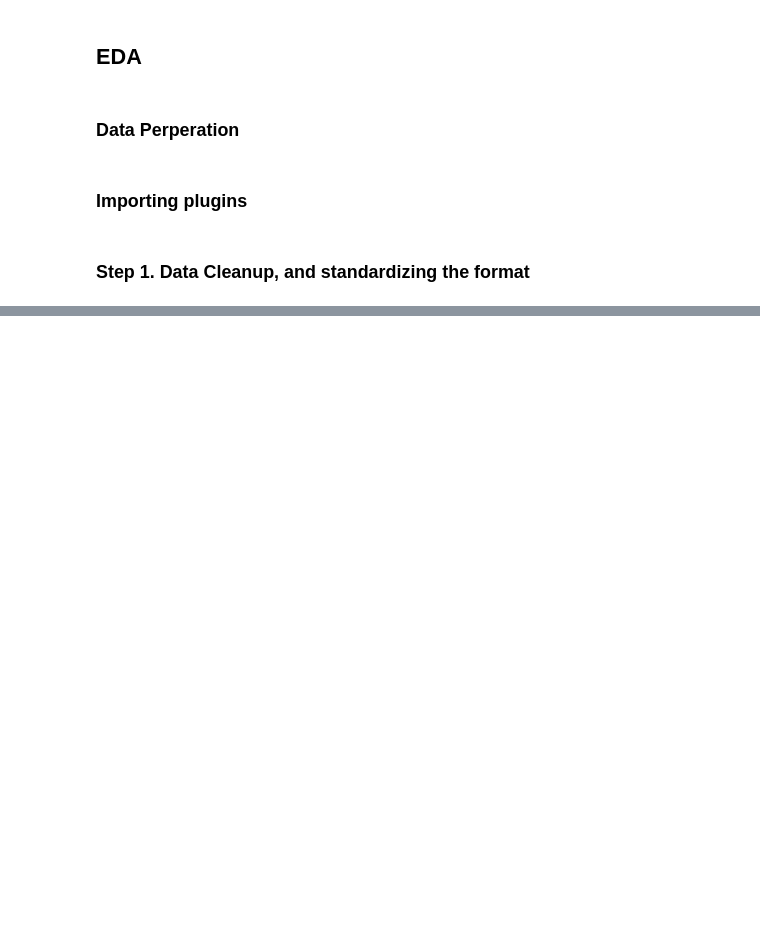
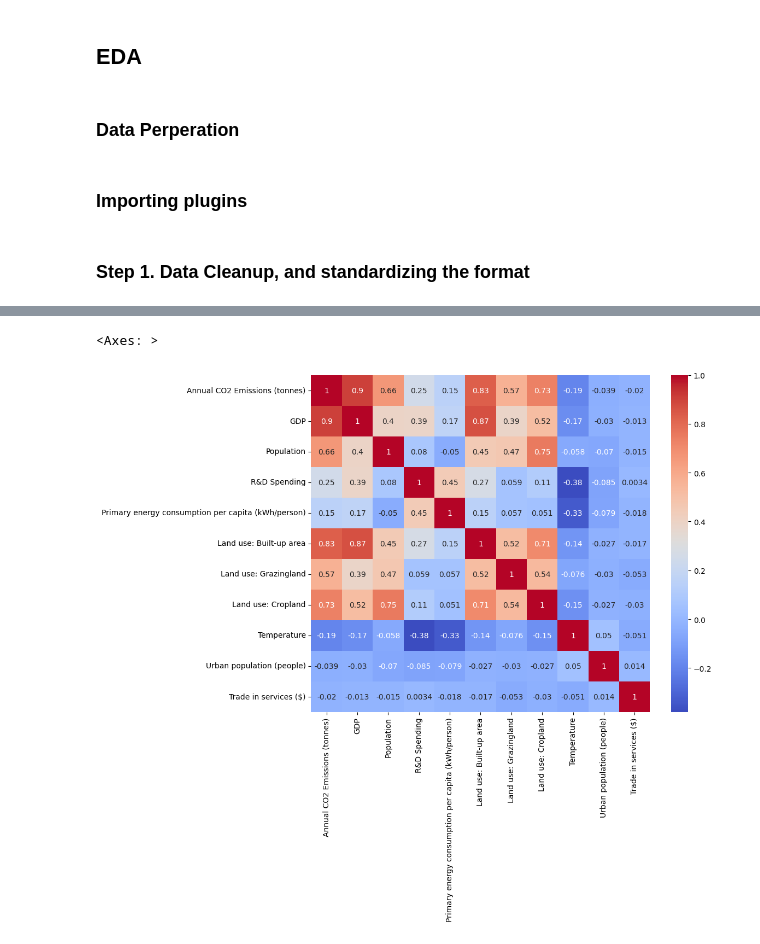
Before and after one commit to footparth/CO2_emissions_tracker, a Jupyter notebook: main.ipynb, the cells around one changed output, grey strips where cells are left out. Saved outputs shown, nothing was run; the diff lists cells and outputs as text; code cells hidden in the pictures; blank space fills up the shorter version.

Commit message:
adding new datasets and removing ones with weak correlations, also adding more visualation elements

```diff
--- a/main.ipynb
+++ b/main.ipynb
@@ -171,0 +247,31 @@ fig.show()
+# %%
+dataset, stats = merge_df(base_df=co2_long, new_df=gdp_long, values=['GDP'])
+print(stats)
+dataset,stats = merge_df(base_df=dataset, new_df=surface_temp_long, values=['Temperature'])
+print(stats)
+
+dataset, stats = merge_df(base_df=dataset, new_df=population_long, values=['Population'])
+print(stats)
+
+dataset, stats = merge_df(base_df=dataset, new_df=research_spending_long, values=['R&D Spending'])
+print(stats)
+
+print(stats)
+
+dataset, stats = merge_df(base_df=dataset, new_df=energy_use_per_capita_long, values=['Primary energy consumption per capita (kWh/person)'])
+print(stats)
+
+dataset, stats = merge_df(base_df=dataset, new_df=land_use_long, values=['Land use: Built-up area', 'Land use: Grazingland', 'Land use: Cropland'])
+print(stats)
+
+dataset, stats = merge_df(base_df=dataset, new_df=trade_long, values=['Trade in services ($)'])
+print(stats)
+
+dataset, stats = merge_df(base_df=dataset, new_df=urban_population_long, values=['Urban population (people)'])
+print(stats)
+
+
+
+
+# creating a filtered dataset which doesnt include world
+filtered_dataset = dataset[dataset['ISO'] != 'WLD']
@@ -171,0 +342,12 @@ fig.show()
+# %%
+# Correlation heatmap
+import seaborn as sns
+
+correlation_matrix = dataset[['Annual CO2 Emissions (tonnes)', 'GDP', 'Population', 'R&D Spending' , 'Primary energy consumption per capita (kWh/person)' ,
+                              'Land use: Built-up area', 'Land use: Grazingland', 'Land use: Cropland' ,  'Temperature', 'Urban population (people)' , 'Trade in services ($)']].corr()
+
+plt.figure(figsize=(10,8))
+sns.heatmap(correlation_matrix, annot=True, cmap='coolwarm')
+# %% [output]
+<Axes: >
+[figure, added]
```
Also changed, not shown: parts of 17 cells of this notebook, 16 other files.
